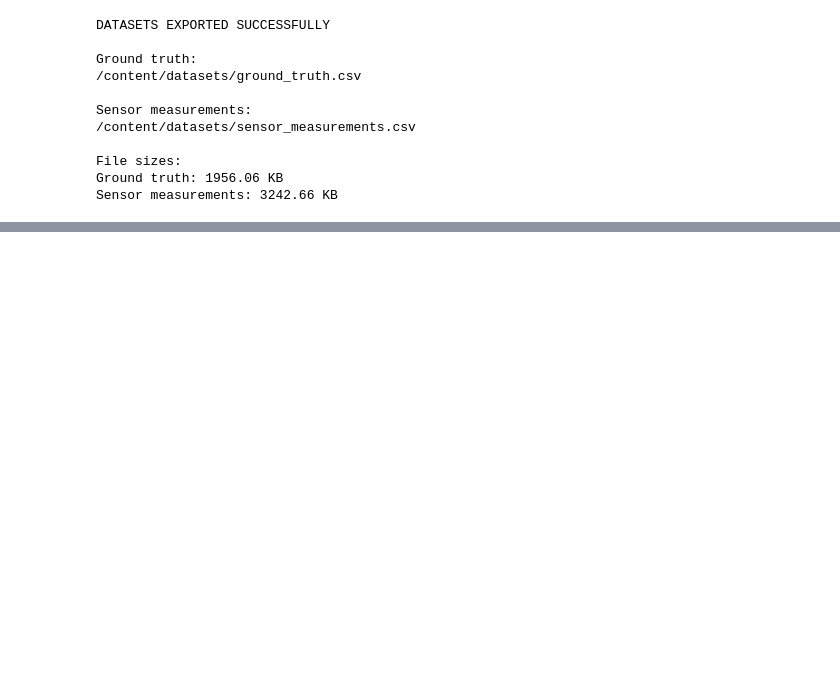
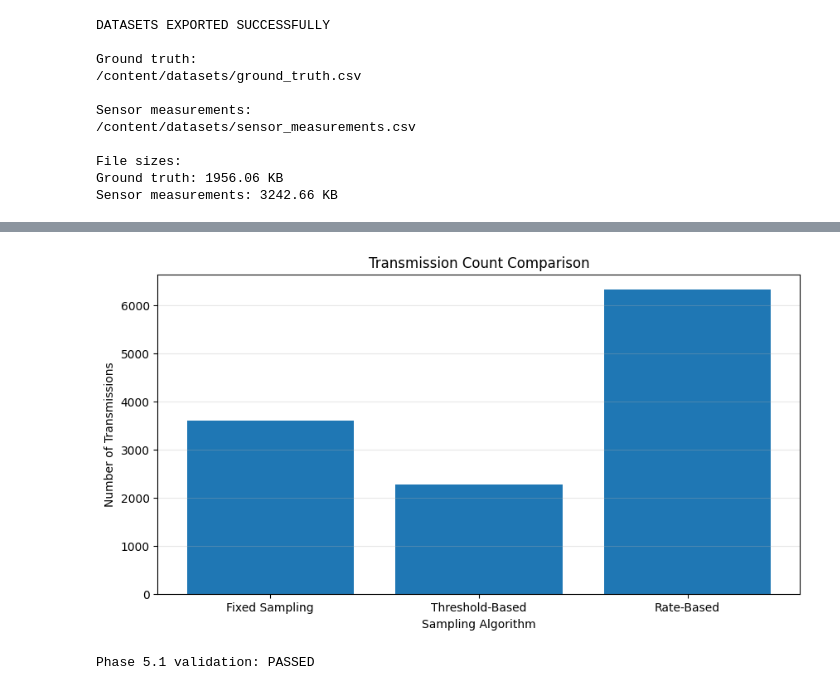
Before and after one commit to Sravan05nani/Energy-Aware-Adaptive-IoT, a Jupyter notebook: notebooks/energy_aware_simulation.ipynb, the cells around one changed output, grey strips where cells are left out. Saved outputs shown, nothing was run; the diff lists cells and outputs as text; code cells hidden in the pictures; blank space fills up the shorter version.

```diff
--- a/notebooks/energy_aware_simulation.ipynb
+++ b/notebooks/energy_aware_simulation.ipynb
@@ -1068,0 +1823,34 @@ files.download(sensor_measurements_file)
+# %%
+plt.figure(figsize=(10, 5))
+
+plt.bar(
+    comparison_df['Algorithm'],
+    comparison_df['Transmissions']
+)
+
+plt.xlabel('Sampling Algorithm')
+plt.ylabel('Number of Transmissions')
+
+plt.title('Transmission Count Comparison')
+
+plt.grid(axis='y', alpha=0.3)
+plt.show()
+# %% [output]
+[figure, added]
+# %%
+# Basic comparison validation
+
+assert len(comparison_df) == 3
+
+assert all(
+    0 <= value <= 100
+    for value in comparison_df['Reduction (%)']
+)
+
+assert comparison_df['Transmissions'].min() > 0
+
+assert node_comparison.shape[0] == 10
+
+print("Phase 5.1 validation: PASSED")
+# %% [output]
+Phase 5.1 validation: PASSED
```
Also changed, not shown: parts of 109 cells of this notebook.
